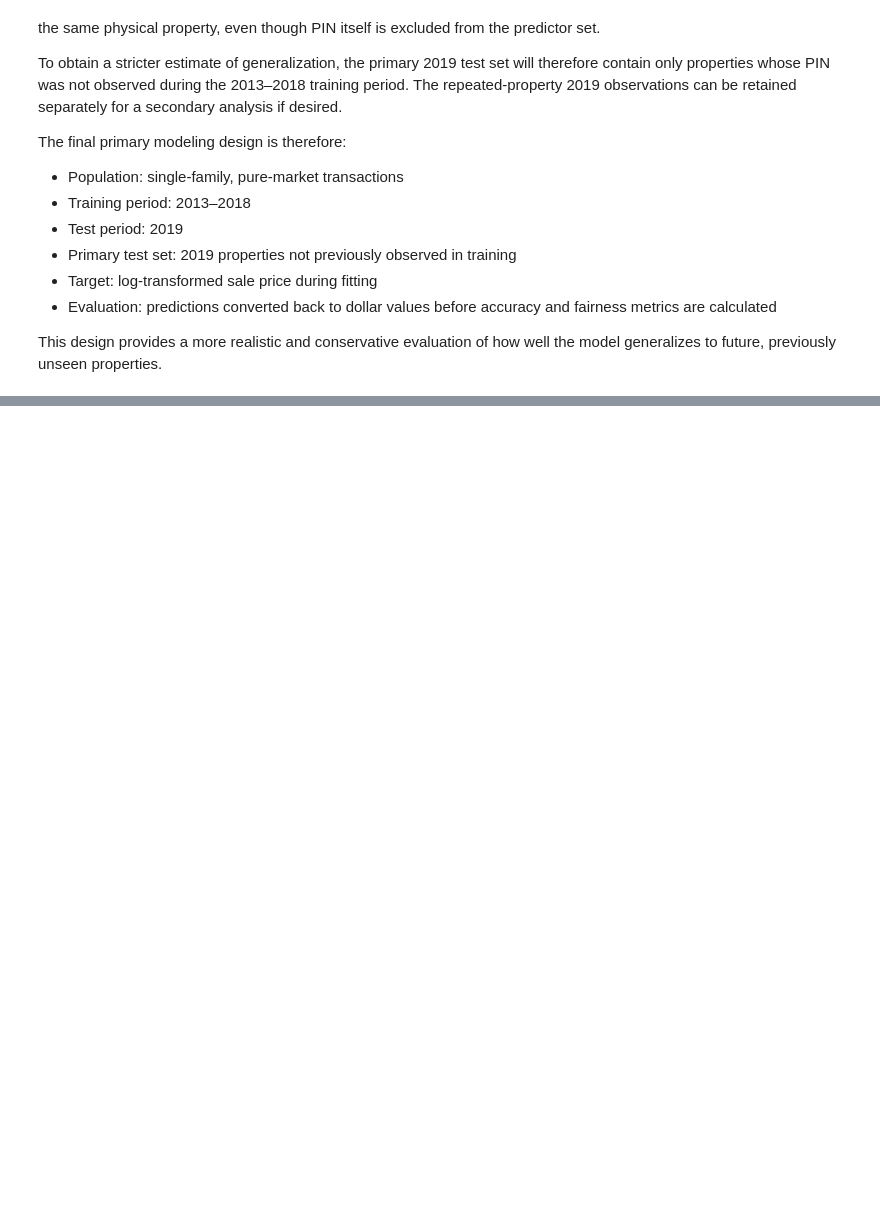
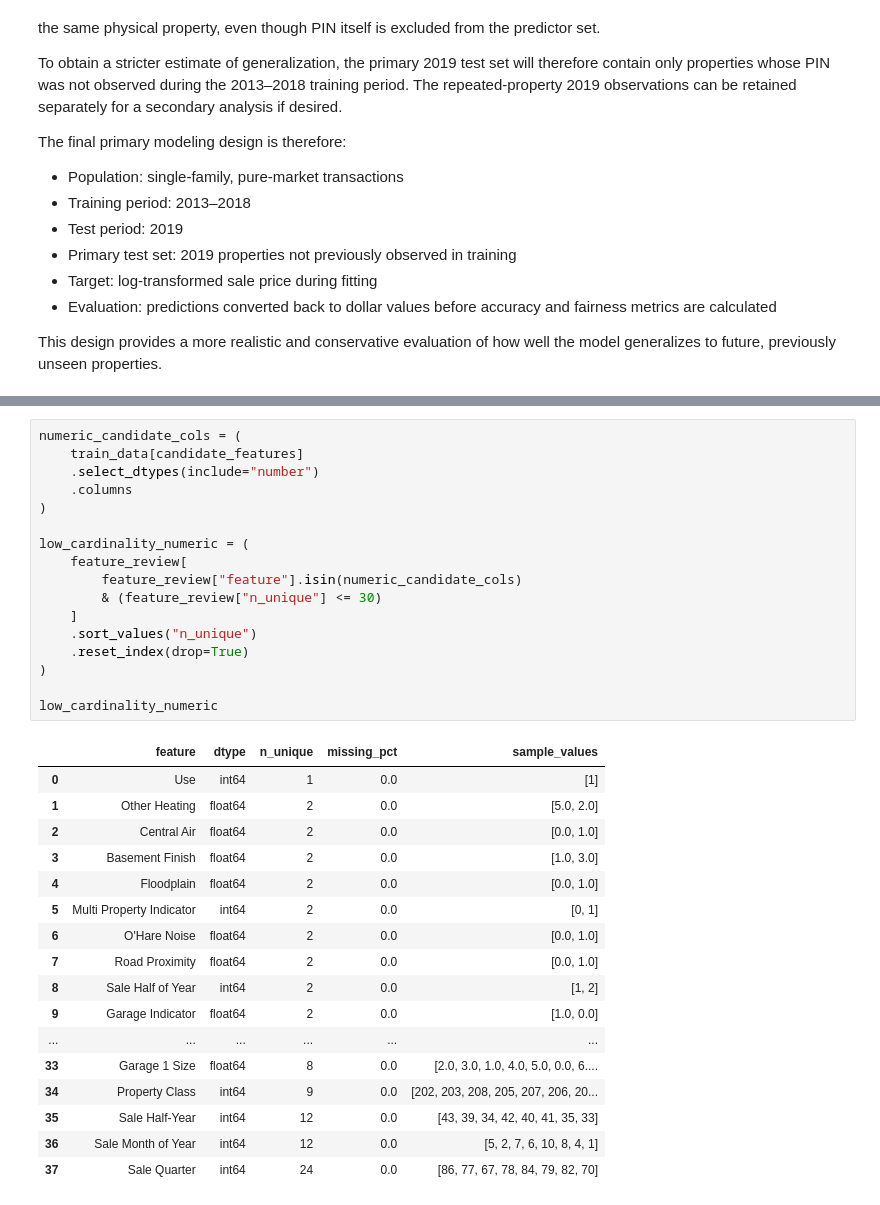
Before and after one commit to KevTJ/kj-project-portfolio, a Jupyter notebook: Projects/fair-housing-price-prediction/01_problem_data_and_fairness_framework.ipynb.ipynb, the cells around one changed output, grey strips where cells are left out. Cells and saved outputs as stored; diff of their text form; blank space fills up the shorter version.

```diff
--- a/Projects/fair-housing-price-prediction/01_problem_data_and_fairness_framework.ipynb.ipynb
+++ b/Projects/fair-housing-price-prediction/01_problem_data_and_fairness_framework.ipynb.ipynb
@@ -1992,0 +2138,35 @@ dollars before model accuracy and fairness are evaluated.
+# %%
+numeric_candidate_cols = (
+    train_data[candidate_features]
+    .select_dtypes(include="number")
+    .columns
+)
+
+low_cardinality_numeric = (
+    feature_review[
+        feature_review["feature"].isin(numeric_candidate_cols)
+        & (feature_review["n_unique"] <= 30)
+    ]
+    .sort_values("n_unique")
+    .reset_index(drop=True)
+)
+
+low_cardinality_numeric
+# %% [output]
+|  | feature | dtype | n_unique | missing_pct | sample_values |
+| 0 | Use | int64 | 1 | 0.0 | [1] |
+| 1 | Other Heating | float64 | 2 | 0.0 | [5.0, 2.0] |
+| 2 | Central Air | float64 | 2 | 0.0 | [0.0, 1.0] |
+| 3 | Basement Finish | float64 | 2 | 0.0 | [1.0, 3.0] |
+| 4 | Floodplain | float64 | 2 | 0.0 | [0.0, 1.0] |
+| 5 | Multi Property Indicator | int64 | 2 | 0.0 | [0, 1] |
+| 6 | O'Hare Noise | float64 | 2 | 0.0 | [0.0, 1.0] |
+| 7 | Road Proximity | float64 | 2 | 0.0 | [0.0, 1.0] |
+| 8 | Sale Half of Year | int64 | 2 | 0.0 | [1, 2] |
+| 9 | Garage Indicator | float64 | 2 | 0.0 | [1.0, 0.0] |
+| ... | ... | ... | ... | ... | ... |
+| 33 | Garage 1 Size | float64 | 8 | 0.0 | [2.0, 3.0, 1.0, 4.0, 5.0, 0.0, 6.... |
+| 34 | Property Class | int64 | 9 | 0.0 | [202, 203, 208, 205, 207, 206, 20... |
+| 35 | Sale Half-Year | int64 | 12 | 0.0 | [43, 39, 34, 42, 40, 41, 35, 33] |
+| 36 | Sale Month of Year | int64 | 12 | 0.0 | [5, 2, 7, 6, 10, 8, 4, 1] |
+| 37 | Sale Quarter | int64 | 24 | 0.0 | [86, 77, 67, 78, 84, 79, 82, 70] |
```
Also changed, not shown: parts of 23 cells of this notebook.
